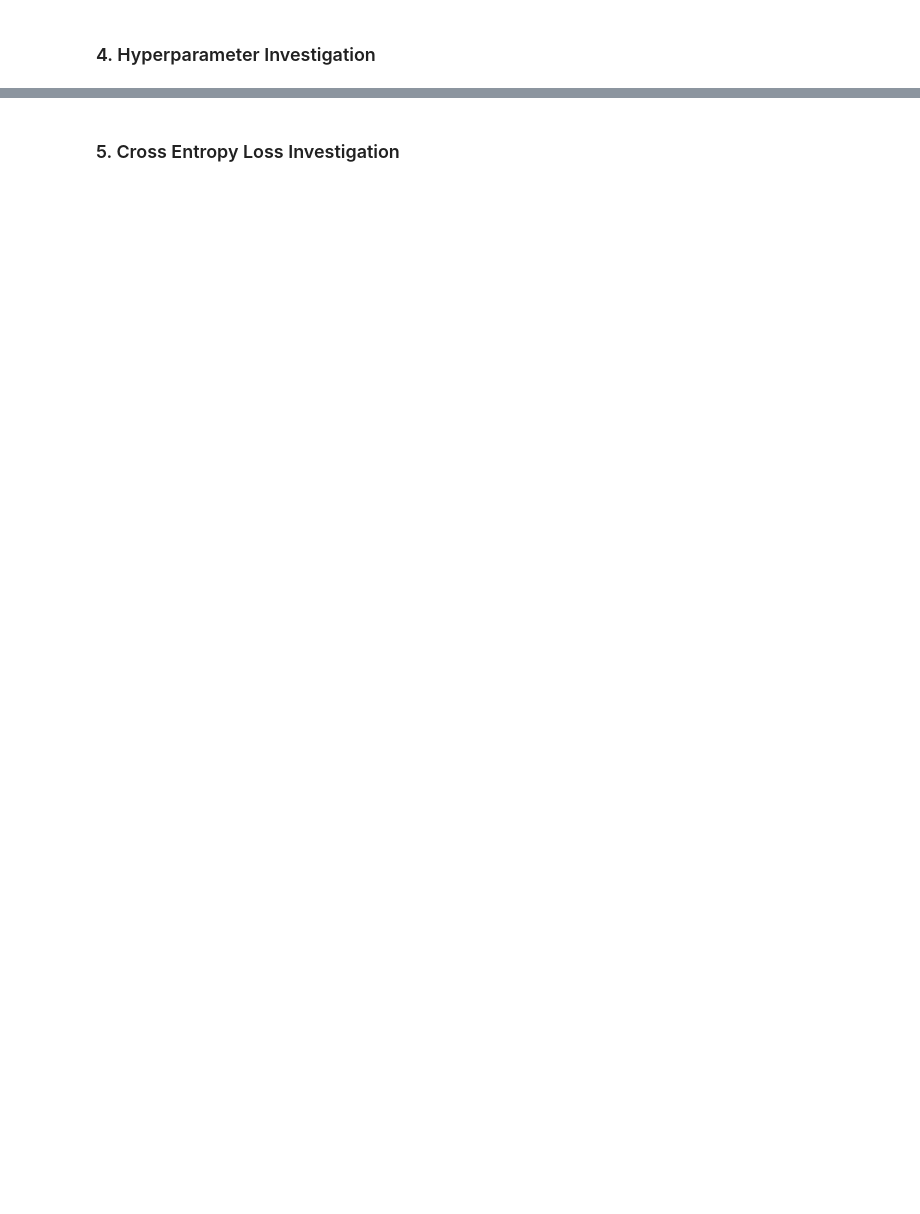
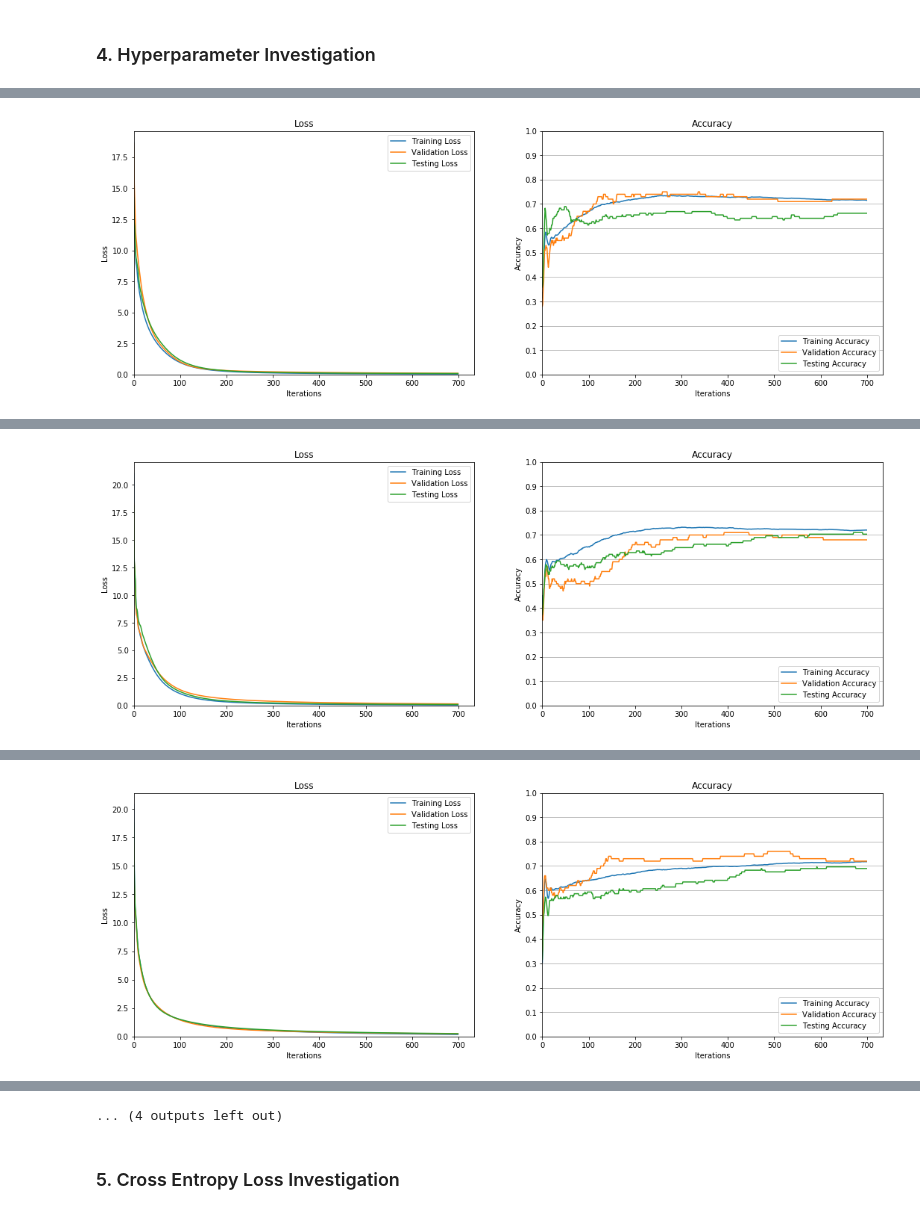
Before and after one commit to ekeilty17/ECE421-Assignments, a Jupyter notebook: A1/A1 WriteUp.ipynb, the cells around one changed output, grey strips where cells are left out. Drawn from its saved outputs; the diff is of its cells as text; code cells hidden in the pictures; blank space fills up the shorter version.

```diff
--- a/A1/A1 WriteUp.ipynb
+++ b/A1/A1 WriteUp.ipynb
@@ -697,15 +755,15 @@ for beta1 in [0.95, 0.99]:
 
             print(f"beta1: {beta1}\tbeta2: {beta2}\tepsilon: {epsilon}")
 
-            """ Call SGD
-            w, b, *statistics = SGD(w, b, trainData, trainTarget,
-                            alpha=0.001,
-                            epochs=700,
-                            reg=0,
-                            lossType='MSE',
-                            batch_size=500,
-                            **VTDatasets)
-            """
+            w, b, *statistics = SGD(trainData, trainTarget,
+                                    alpha=0.001,
+                                    epochs=700,
+                                    reg=0,
+                                    lossType='MSE',
+                                    batch_size=500,
+                                    beta1=beta1, beta2=beta2, epsilon=epsilon,
+                                    **VTDatasets)
+
             train_loss, train_acc, valid_loss, valid_acc, test_loss, test_acc = statistics
 
             print(f"Training loss: {train_loss[-1]:.4f}{'':20s}Training acc: {train_acc[-1]*100:.2f}%")
@@ -717,3 +775,4 @@ for beta1 in [0.95, 0.99]:
             plot_accuracy(np.arange(0, len(train_loss), 1), train_acc, valid_acc, test_acc, ax=ax[1])
             plt.show()
             plt.close()
+# %% [output]
@@ -719,0 +783 @@ for beta1 in [0.95, 0.99]:
+[figure, added]
@@ -719,0 +788 @@ for beta1 in [0.95, 0.99]:
+[figure, added]
@@ -719,0 +793 @@ for beta1 in [0.95, 0.99]:
+[figure, added]
@@ -720,2 +809,3 @@ for beta1 in [0.95, 0.99]:
+... (4 outputs left out)
 # %% [markdown]
 ### 5. Cross Entropy Loss Investigation
```
Also changed, not shown: parts of 15 cells of this notebook.
